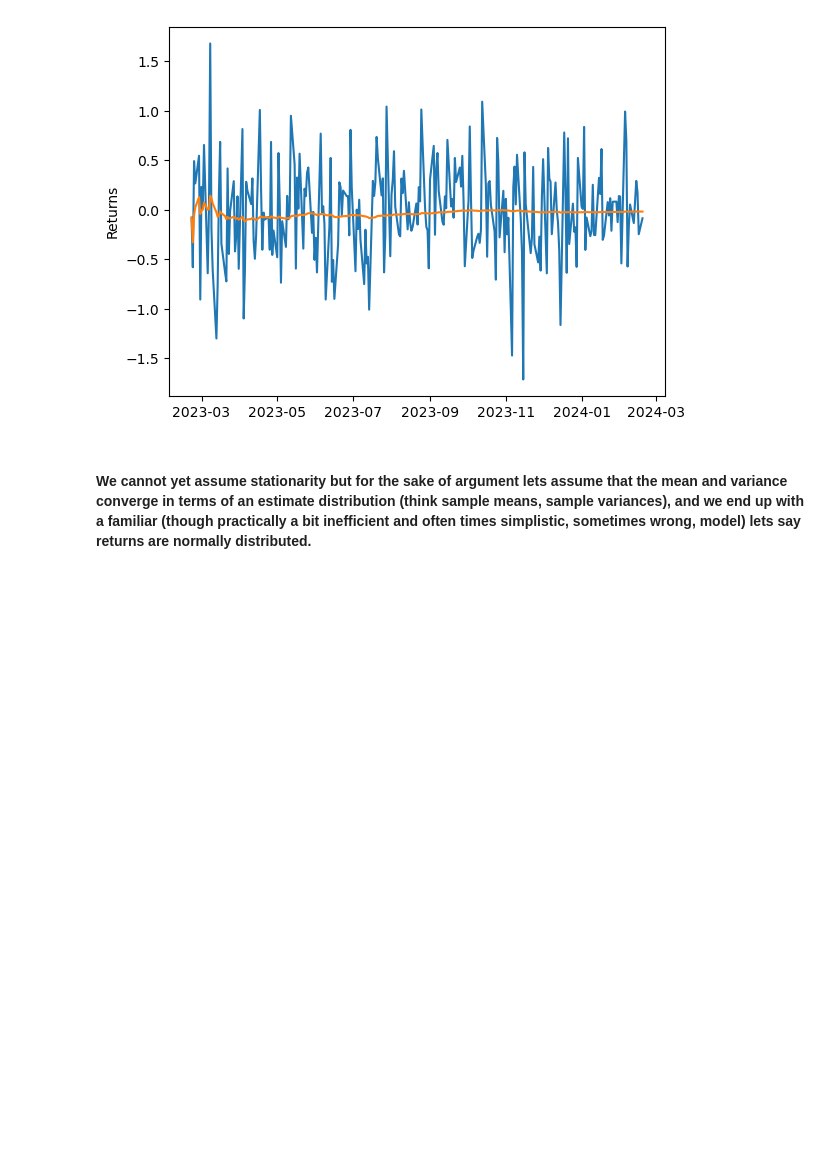
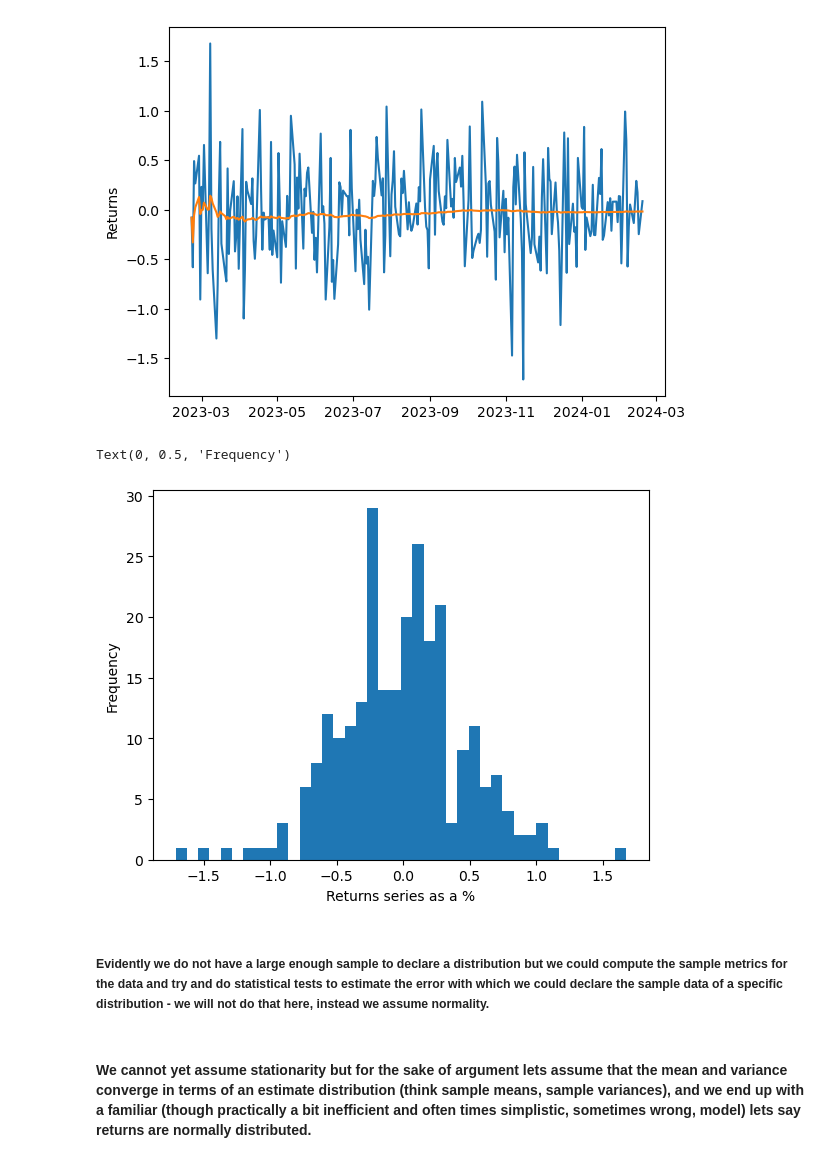
Before and after one commit to KWYYS/York-Trading-Society, a Jupyter notebook: VaR.ipynb, the cells around one changed output. Saved outputs shown, nothing was run; the diff lists cells and outputs as text; code cells hidden in the pictures; blank space fills up the shorter version.

```diff
--- a/VaR.ipynb
+++ b/VaR.ipynb
@@ -154,6 +154,15 @@ plt.ylabel('Returns')
 # %% [output]
 Text(0, 0.5, 'Returns')
 [figure]
+# %%
+plt.hist(returns_USDGBP, bins =40)
+plt.xlabel("Returns series as a %")
+plt.ylabel("Frequency")
+# %% [output]
+Text(0, 0.5, 'Frequency')
+[figure, added]
+# %% [markdown]
+##### Evidently we do not have a large enough sample to declare a distribution but we could compute the sample metrics for the data and try and do statistical tests to estimate the error with which we could declare the sample data of a specific distribution - we will not do that here, instead we assume normality.
 # %% [markdown]
 #### We cannot yet assume stationarity but for the sake of argument lets assume that the mean and variance converge in terms of an estimate distribution (think sample means, sample variances), and we end up with a familiar (though practically a bit inefficient and often times simplistic, sometimes wrong, model) lets say returns are normally distributed.
 # %%
```
Also changed, not shown: parts of 16 cells of this notebook.
